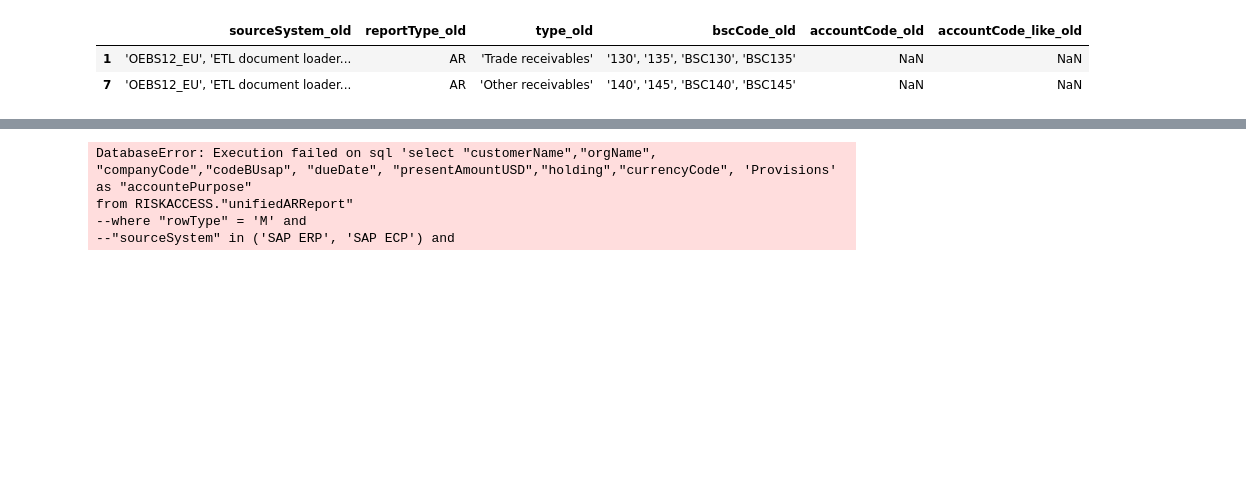
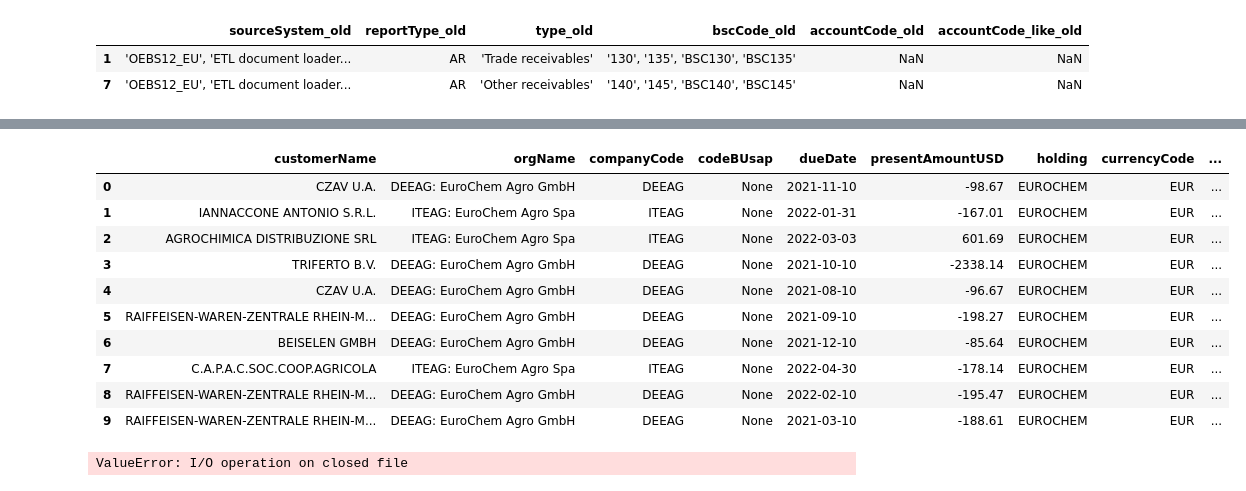
Before and after one commit to Lirollel/Work_AIM_Jupyter-Python-Pandas, a Jupyter notebook: OCP/ARAP/SQL/SQL.ipynb, the cells around one changed output, grey strips where cells are left out. Cells and saved outputs as stored; diff of their text form; code cells hidden in the pictures; blank space fills up the shorter version.

```diff
--- a/OCP/ARAP/SQL/SQL.ipynb
+++ b/OCP/ARAP/SQL/SQL.ipynb
@@ -220,22 +270,26 @@ pd.concat([pivot_2, str_df], axis=0).to_excel('compaire_SQL.xlsx', index=False)
 # %%
-query = '''select "customerName","orgName", "companyCode","codeBUsap", "dueDate", "presentAmountUSD","holding","currencyCode", 'Provisions' as "accountePurpose"
+query = f'''
+select distinct "customerName","orgName", "companyCode","codeBUsap", "dueDate", "presentAmountUSD","holding","currencyCode","reportType","glAccount","sourceSystem", "reportDate"
 from RISKACCESS."unifiedARReport"
---where "rowType" = 'M' and
+where "rowType" = 'M'
+--and
 --"sourceSystem" in ('SAP ERP', 'SAP ECP') and
---"reportType" = 'AP' and
---"glAccount" = 2301910100
-fetch first 10 rows only
-union all
-select "customerName","orgName", "companyCode","codeBUsap", "dueDate", "presentAmountUSD","holding","currencyCode", 'Other payables' as "accountePurpose"
-from RISKACCESS."unifiedARReport"
---where "rowType" = 'M' and
---"sourceSystem" = 'SAP ECP' and
---"reportType" = 'AP' and
---"glAccount" = 5104040000
+--"reportType" = 'AR'
+and "glAccount" in ({have_only_new_str})
+and "presentAmountUSD" is not null
 fetch first 10 rows only'''
-export_from_RISKCUSTOM(query)
+data_2 = export_from_RISKCUSTOM(query)
+data_2['comment'] = 'Нет в старом запросе'
+data_2.head(2)
 # %% [output]
-DatabaseError: Execution failed on sql 'select "customerName","orgName", "companyCode","codeBUsap", "dueDate", "presentAmountUSD","holding","currencyCode", 'Provisions' as "accountePurpose"
-from RISKACCESS."unifiedARReport"
---where "rowType" = 'M' and
---"sourceSystem" in ('SAP ERP', 'SAP ECP') and
+|  | customerName | orgName | companyCode | codeBUsap | dueDate | presentAmountUSD | holding | currencyCode | ... |
+| 0 | CZAV U.A. | DEEAG: EuroChem Agro GmbH | DEEAG | None | 2021-11-10 | -98.67 | EUROCHEM | EUR | ... |
+| 1 | IANNACCONE ANTONIO S.R.L. | ITEAG: EuroChem Agro Spa | ITEAG | None | 2022-01-31 | -167.01 | EUROCHEM | EUR | ... |
+| 2 | AGROCHIMICA DISTRIBUZIONE SRL | ITEAG: EuroChem Agro Spa | ITEAG | None | 2022-03-03 | 601.69 | EUROCHEM | EUR | ... |
+| 3 | TRIFERTO B.V. | DEEAG: EuroChem Agro GmbH | DEEAG | None | 2021-10-10 | -2338.14 | EUROCHEM | EUR | ... |
+| 4 | CZAV U.A. | DEEAG: EuroChem Agro GmbH | DEEAG | None | 2021-08-10 | -96.67 | EUROCHEM | EUR | ... |
+| 5 | RAIFFEISEN-WAREN-ZENTRALE RHEIN-M... | DEEAG: EuroChem Agro GmbH | DEEAG | None | 2021-09-10 | -198.27 | EUROCHEM | EUR | ... |
+| 6 | BEISELEN GMBH | DEEAG: EuroChem Agro GmbH | DEEAG | None | 2021-12-10 | -85.64 | EUROCHEM | EUR | ... |
+| 7 | C.A.P.A.C.SOC.COOP.AGRICOLA | ITEAG: EuroChem Agro Spa | ITEAG | None | 2022-04-30 | -178.14 | EUROCHEM | EUR | ... |
+| 8 | RAIFFEISEN-WAREN-ZENTRALE RHEIN-M... | DEEAG: EuroChem Agro GmbH | DEEAG | None | 2022-02-10 | -195.47 | EUROCHEM | EUR | ... |
+| 9 | RAIFFEISEN-WAREN-ZENTRALE RHEIN-M... | DEEAG: EuroChem Agro GmbH | DEEAG | None | 2021-03-10 | -188.61 | EUROCHEM | EUR | ... |
@@ -241,0 +300,10 @@ from RISKACCESS."unifiedARReport"
+# %%
+if print_compaire==True:
+    with pd.ExcelWriter(f'{str(date.today())}_data_compaire.xlsx', 'openpyxl') as writer:
+        pd.concat([data_1,data_2]).to_excel(writer, sheet_name='data', index=False)
+        pd.concat([pivot_2, str_df], axis=0).to_excel(writer, sheet_name='query', index=False)
+        pd.DataFrame({'have_only_new':have_only_new}).to_excel(writer, sheet_name='compaire', index=False, startcol=0)
+        pd.DataFrame({'have_only_old':have_only_old}).to_excel(writer, sheet_name='compaire', index=False, startcol=2)
+    writer.close()
+# %% [output]
+ValueError: I/O operation on closed file
```
Also changed, not shown: parts of 10 cells of this notebook, 2 other files.
